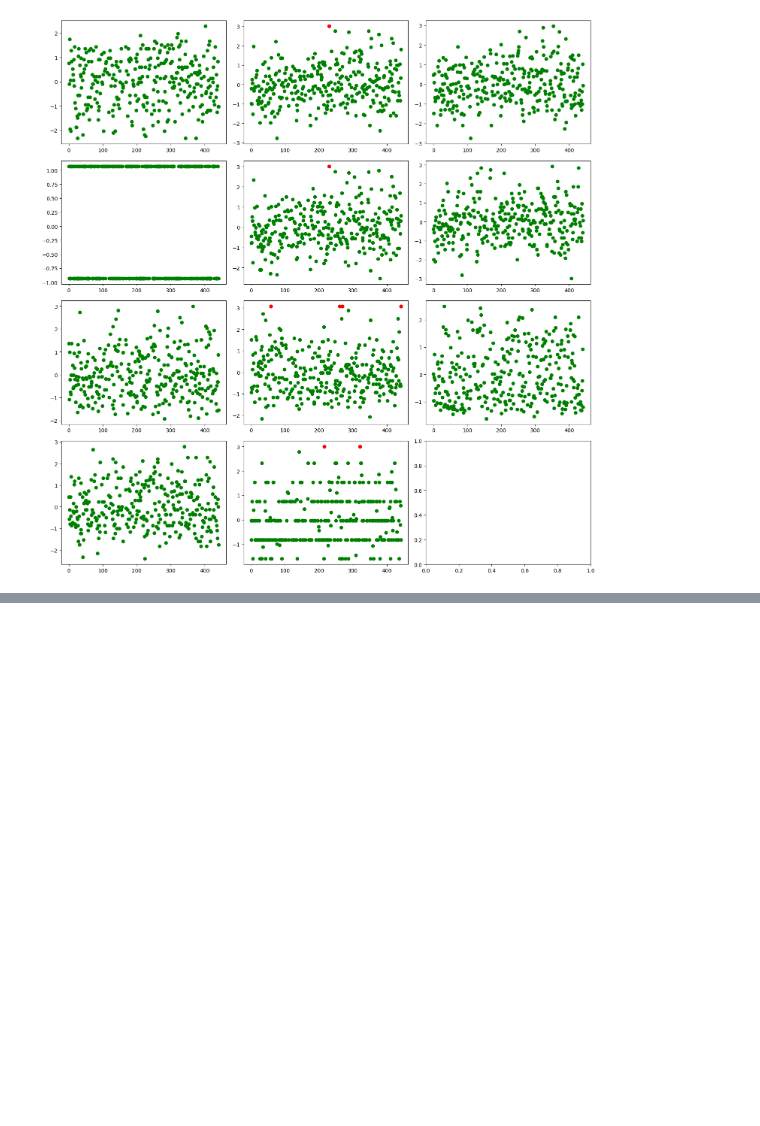
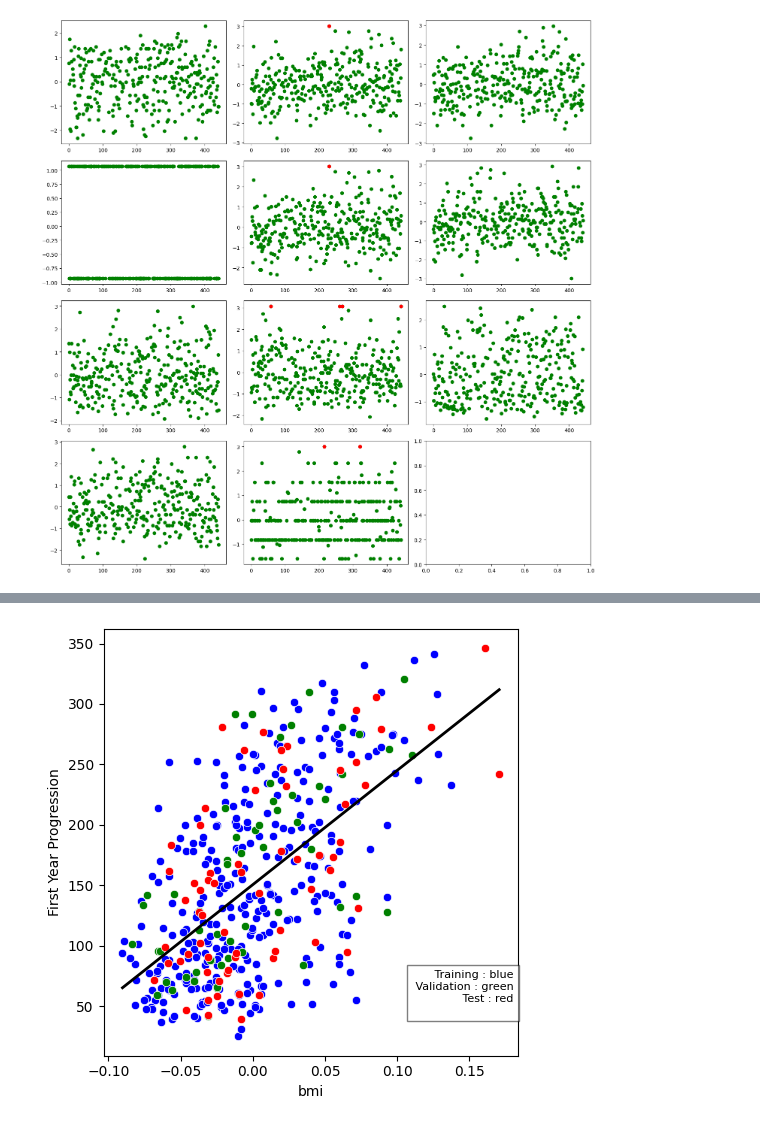
Before and after one commit to NikhilShankar/CSCN8010-FoundationsOfMachineLearning, a Jupyter notebook: Assignment2/NikhilShankarCS_9026254_Sec2_Assignment2.ipynb, the cells around one changed output, grey strips where cells are left out. Cells and saved outputs as stored; diff of their text form; code cells hidden in the pictures; blank space fills up the shorter version.

```diff
--- a/Assignment2/NikhilShankarCS_9026254_Sec2_Assignment2.ipynb
+++ b/Assignment2/NikhilShankarCS_9026254_Sec2_Assignment2.ipynb
@@ -38,11 +63,0 @@ Validation set count : 57
-# %%
-tsm_column_name = 'Total Serum Cholesterol'
-ldl_column_name = 'LDL'
-hdl_column_name = 'HDL'
-tch_column_name = 'Total Cholesterol'
-ltg_column_name = 'Triglycerides'
-glu_column_name = 'Blood Glucose'
-df = df.rename(columns={'s1':tsm_column_name, 's2': ldl_column_name,
-                        's3':hdl_column_name, 's4':tch_column_name
-                        ,'s5':ltg_column_name, 's6':glu_column_name })
-display(df.head())
@@ -208,0 +387,77 @@ zscore_scatter_with_outliers(df_train_z_3, 3)
+# %%
+import sys
+
+class DataSetInfo:
+    def __init__(self, df, df_name, df_color):
+        self.df = df
+        self.df_name = df_name
+        self.df_color = df_color
+
+    def print(self):
+        print(f'Dataset Name : {self.df_name} with {len(self.df)} entries and {len(self.df.columns)} columns')
+
+    def title_for_plot(self):
+        return f'{self.df_name} : {self.df_color}'
+
+    def is_same_columns(self, datasetInfo):
+        if list(self.df.columns) == list(datasetInfo.df.columns):
+            return True
+        else:
+            return False
+
+class ScatterPlotHelper:
+    def plot_scatter_plot(self, target_column_name, datasetInfoList=[], feature_name_list=[], plots_in_a_row=4, figsize = (15,15), model_dict = {}):
+        if len(datasetInfoList) == 0:
+            raise Exception('Please pass atleast one dataframe')
+        for i in range(1, len(datasetInfoList)):
+            if datasetInfoList[0].is_same_columns(datasetInfoList[i]) == False:
+                raise Exception('If you are passing multiple dataframes please make sure the column names and number are the same')
+        feature_column_names = datasetInfoList[0].df.columns if len(feature_name_list) == 0 else feature_name_list
+        fig, axes = plt.subplots(int((len(feature_column_names)/plots_in_a_row)),plots_in_a_row, figsize=figsize)
+        for i, col_name in enumerate(feature_column_names):
+            minX = sys.maxsize-1
+            maxX = -sys.maxsize-1
+            for dataset in datasetInfoList:
+                minX = min(dataset.df[col_name].min(), minX)
+                maxX = max(dataset.df[col_name].max(), maxX)
+                if col_name != target_column_name:
+                    if col_name in dataset.df.columns and target_column_name in dataset.df.columns and not dataset.df.empty:
+                        sns.scatterplot(data=dataset.df, x=col_name, y=target_column_name, ax=axes if len(feature_column_names) == 1 else axes[i%plots_in_a_row+1, i//plots_in_a_row], color=dataset.df_color)
+                    else:
+                        print('Some error')
+            #Plotting the model prediction line
+            feature_model = model_dict.get(col_name)
+            if feature_model is not None:
+                X_continuous = np.linspace(minX, maxX, 100)
+                X_continuous = X_continuous.reshape(-1,1)
+                predictions = feature_model.predict(X_continuous)
+                pltAxes = axes if len(feature_column_names) == 1 else axes[i%plots_in_a_row+1, i//plots_in_a_row]
+                print(f'{predictions.shape} {X_continuous.shape}')
+                pltAxes.plot(X_continuous, predictions, linewidth=2, color='black')
+        text = ''
+        for dataset in datasetInfoList:
+            text = f'{text} {dataset.title_for_plot()}\n'
+        plt.text(0.99, 0.2, text, fontsize=8, transform=plt.gca().transAxes,
+                 bbox=dict(facecolor='white', alpha=0.5),
+                 ha='right', va='top')
+
+
+        plt.tight_layout()
+        plt.show()
+
+
+training_dataset_info = DataSetInfo(df, 'Training', 'blue')
+validation_dataset_info = DataSetInfo(validation_df, 'Validation', 'green')
+test_dataset_info = DataSetInfo(test_df, 'Test', 'red')
+
+model_dict = {}
+model_dict['bmi'] = models[1]
+
+scatter_plot_helper = ScatterPlotHelper()
+scatter_plot_helper.plot_scatter_plot(target_column_name=target_column_name,
+                                      datasetInfoList=[training_dataset_info,
+                                                       validation_dataset_info,
+                                                       test_dataset_info],
+                                                       feature_name_list=['bmi'],
+                                                       plots_in_a_row=1, figsize=(5,5), model_dict=model_dict)
+# %% [output]
@@ -208,0 +465 @@ zscore_scatter_with_outliers(df_train_z_3, 3)
+[figure, added]
```
Also changed, not shown: parts of 67 cells of this notebook, 1 other file.
